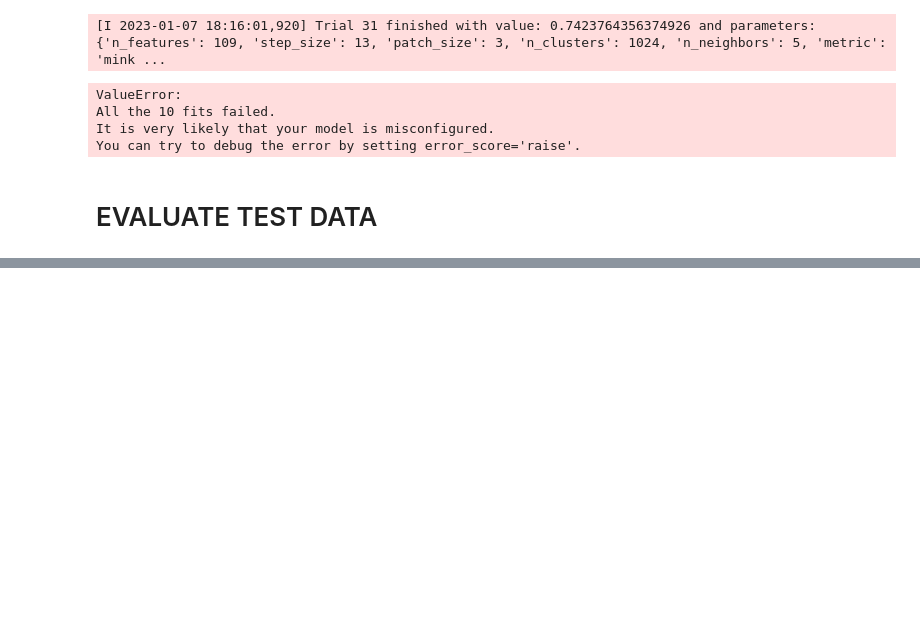
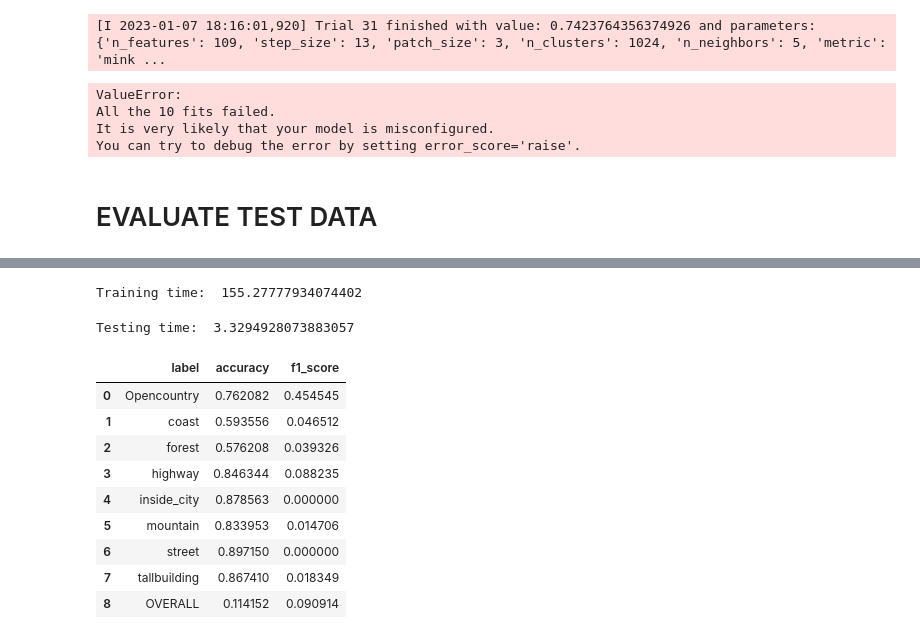
Before and after one commit to guillem-cf/M3-Project, a Jupyter notebook: Week1/BagofVisualWords.ipynb, the cells around one changed output, grey strips where cells are left out. Cells and saved outputs as stored; diff of their text form; code cells hidden in the pictures; blank space fills up the shorter version.

```diff
--- a/Week1/BagofVisualWords.ipynb
+++ b/Week1/BagofVisualWords.ipynb
@@ -837,0 +857,46 @@ You can try to debug the error by setting error_score='raise'.
+# %%
+# Train the model and compute the time
+start = time.time()
+ex_trainer = BoVWClassifier(clustering, classifier, dim_reduction_type)
+ex_trainer.fit(train_descriptors, train_labels_descrip)
+end = time.time()
+print("Training time: ", end - start)
+# %% [output]
+Training time:  155.27777934074402
+# %%
+# Test the model and compute the time
+start = time.time()
+predictions = ex_trainer.predict(test_descriptors)
+end = time.time()
+print("Testing time: ", end - start)
+# %% [output]
+Testing time:  3.3294928073883057
+# %%
+# Define a function to compute the f1-score and accuracy for each class
+def compute_metrics(truth, preds):
+    results = []
+    unique_labels = np.unique(truth)
+    truth, preds = np.array(truth), np.array(preds)
+    for lab in unique_labels:
+        acc = metrics["accuracy"](truth == lab, preds == lab)
+        F1 = metrics["f1-score"](truth == lab, preds == lab)
+        results.append((lab, acc, F1))
+
+    overall_acc = metrics["balanced_accuracy"](truth, preds)
+    weighted_F1 = metrics["f1-score"](truth, preds, average="weighted")
+    results.append(("OVERALL", overall_acc, weighted_F1))
+    return pd.DataFrame(data=results, columns=["label", "accuracy", "f1_score"])
+# %%
+# Evaluate the model using the f1-score, accuracy and confusion matrix
+compute_metrics(test_labels_descrip, predictions)
+# %% [output]
+|  | label | accuracy | f1_score |
+| 0 | Opencountry | 0.762082 | 0.454545 |
+| 1 | coast | 0.593556 | 0.046512 |
+| 2 | forest | 0.576208 | 0.039326 |
+| 3 | highway | 0.846344 | 0.088235 |
+| 4 | inside_city | 0.878563 | 0.000000 |
+| 5 | mountain | 0.833953 | 0.014706 |
+| 6 | street | 0.897150 | 0.000000 |
+| 7 | tallbuilding | 0.867410 | 0.018349 |
+| 8 | OVERALL | 0.114152 | 0.090914 |
```
Also changed, not shown: parts of 16 cells of this notebook.
